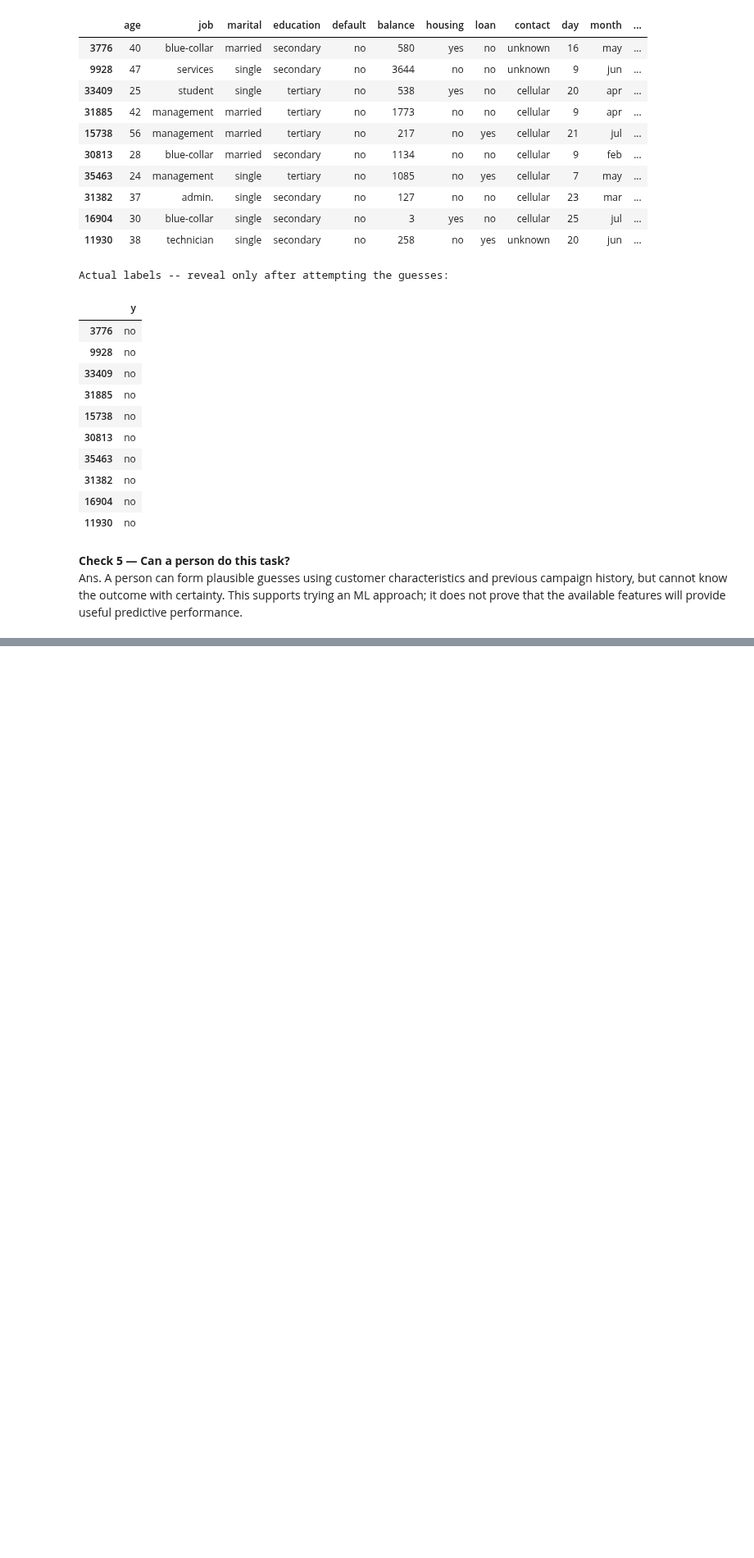
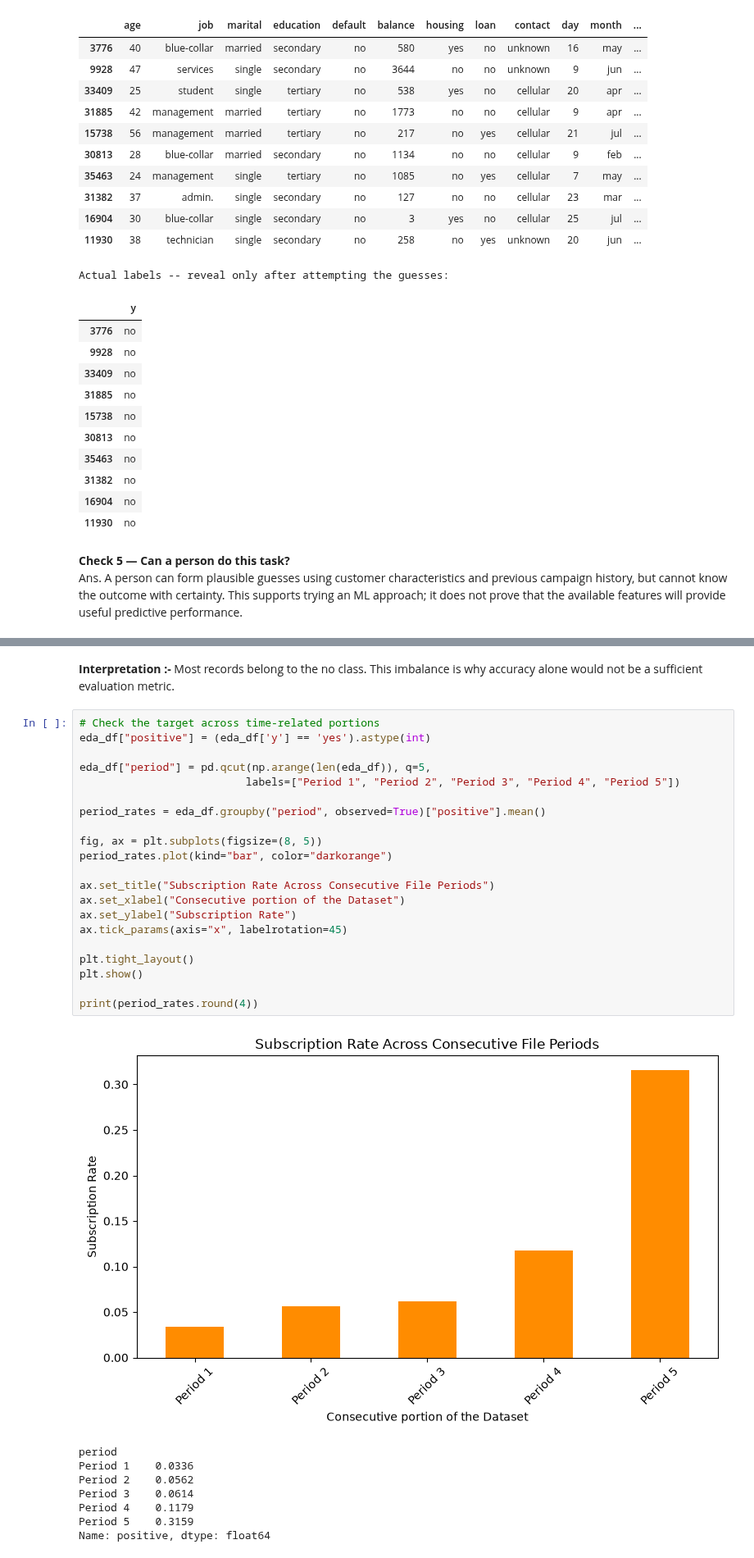
Before and after one commit to chiragagrawal02july-cloud/aiml-bootcamp-chirag, a Jupyter notebook: notebooks/day41_scoping.ipynb, the cells around one changed output, grey strips where cells are left out. Shown at 82% size. Cells and saved outputs as stored; diff of their text form; blank space fills up the shorter version.

```diff
--- a/notebooks/day41_scoping.ipynb
+++ b/notebooks/day41_scoping.ipynb
@@ -374,0 +405,32 @@ Ans. A person can form plausible guesses using customer characteristics and prev
+# %% [markdown]
+**Interpretation :-** Most records belong to the no class. This imbalance is why accuracy alone would not be a sufficient evaluation metric.
+# %%
+# Check the target across time-related portions
+eda_df["positive"] = (eda_df['y'] == 'yes').astype(int)
+
+eda_df["period"] = pd.qcut(np.arange(len(eda_df)), q=5,
+                          labels=["Period 1", "Period 2", "Period 3", "Period 4", "Period 5"])
+
+period_rates = eda_df.groupby("period", observed=True)["positive"].mean()
+
+fig, ax = plt.subplots(figsize=(8, 5))
+period_rates.plot(kind="bar", color="darkorange")
+
+ax.set_title("Subscription Rate Across Consecutive File Periods")
+ax.set_xlabel("Consecutive portion of the Dataset")
+ax.set_ylabel("Subscription Rate")
+ax.tick_params(axis="x", labelrotation=45)
+
+plt.tight_layout()
+plt.show()
+
+print(period_rates.round(4))
+# %% [output]
+[figure, added]
+period
+Period 1    0.0336
+Period 2    0.0562
+Period 3    0.0614
+Period 4    0.1179
+Period 5    0.3159
+Name: positive, dtype: float64
```
Also changed, not shown: parts of 19 cells of this notebook.
